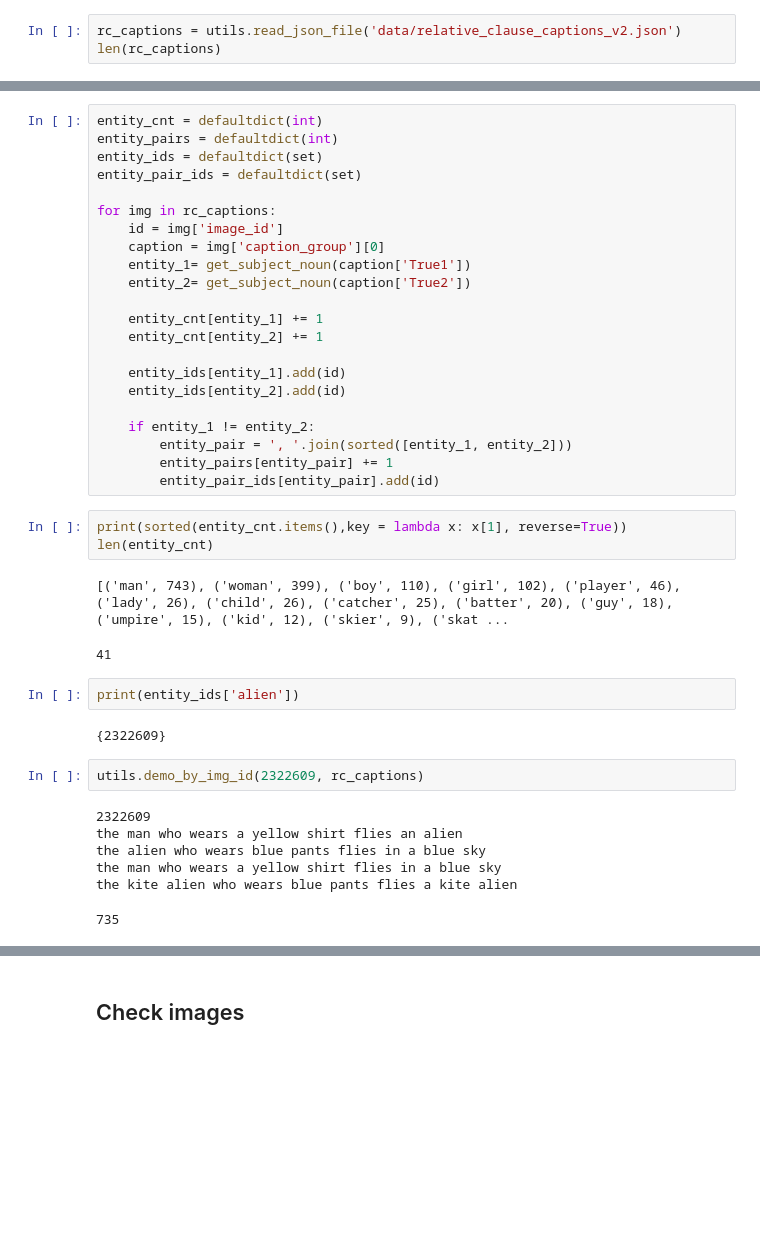
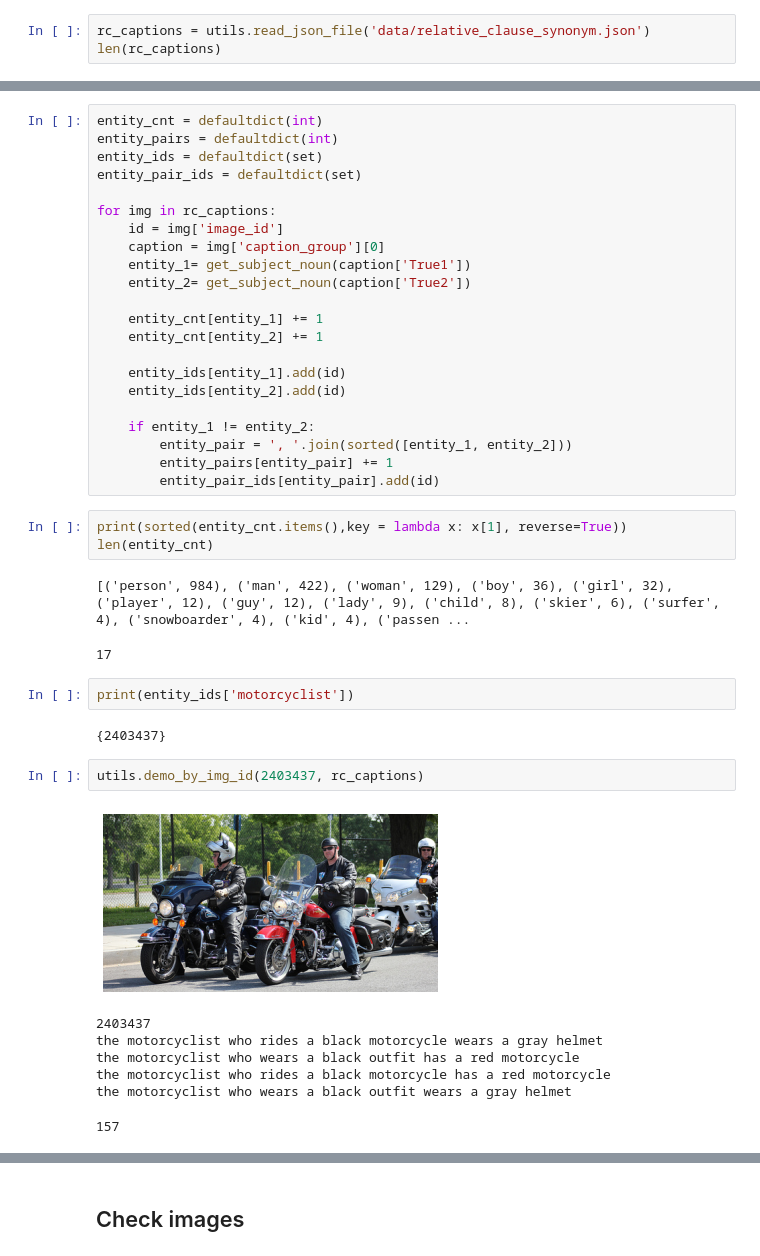
Before and after one commit to shin-ee-chen/BLA, a Jupyter notebook: rc_word_entties.ipynb, the cells around one changed output, grey strips where cells are left out. Cells and saved outputs as stored; diff of their text form; blank space fills up the shorter version.

Commit message:
update final dataset demo

```diff
--- a/rc_word_entties.ipynb
+++ b/rc_word_entties.ipynb
@@ -5,7 +5,7 @@ from pattern.en import lemma
 from collections import defaultdict
 from nltk.corpus import wordnet as wn
 # %%
-rc_captions = utils.read_json_file('data/relative_clause_captions_v2.json')
+rc_captions = utils.read_json_file('data/relative_clause_synonym.json')
 len(rc_captions)
 # %% [output]
 close file...
@@ -60,21 +60,22 @@ for img in rc_captions:
 print(sorted(entity_cnt.items(),key = lambda x: x[1], reverse=True))
 len(entity_cnt)
 # %% [output]
-[('man', 743), ('woman', 399), ('boy', 110), ('girl', 102), ('player', 46), ('lady', 26), ('child', 26), ('catcher', 25), ('batter', 20), ('guy', 18), ('umpire', 15), ('kid', 12), ('skier', 9), ('skat ...
+[('person', 984), ('man', 422), ('woman', 129), ('boy', 36), ('girl', 32), ('player', 12), ('guy', 12), ('lady', 9), ('child', 8), ('skier', 6), ('surfer', 4), ('snowboarder', 4), ('kid', 4), ('passen ...
-41
+17
 # %%
-print(entity_ids['alien'])
+print(entity_ids['motorcyclist'])
 # %% [output]
-{2322609}
+{2403437}
 # %%
-utils.demo_by_img_id(2322609, rc_captions)
+utils.demo_by_img_id(2403437, rc_captions)
 # %% [output]
+[figure, added]
-2322609
-the man who wears a yellow shirt flies an alien
-the alien who wears blue pants flies in a blue sky
-the man who wears a yellow shirt flies in a blue sky
-the kite alien who wears blue pants flies a kite alien
+2403437
+the motorcyclist who rides a black motorcycle wears a gray helmet
+the motorcyclist who wears a black outfit has a red motorcycle
+the motorcyclist who rides a black motorcycle has a red motorcycle
+the motorcyclist who wears a black outfit wears a gray helmet
-735
+157
 # %%
 print(sorted(entity_pairs.items(),key = lambda x: x[1], reverse=True))
 len(entity_pairs)
```
Also changed, not shown: parts of 2 cells of this notebook, 1 other file.
